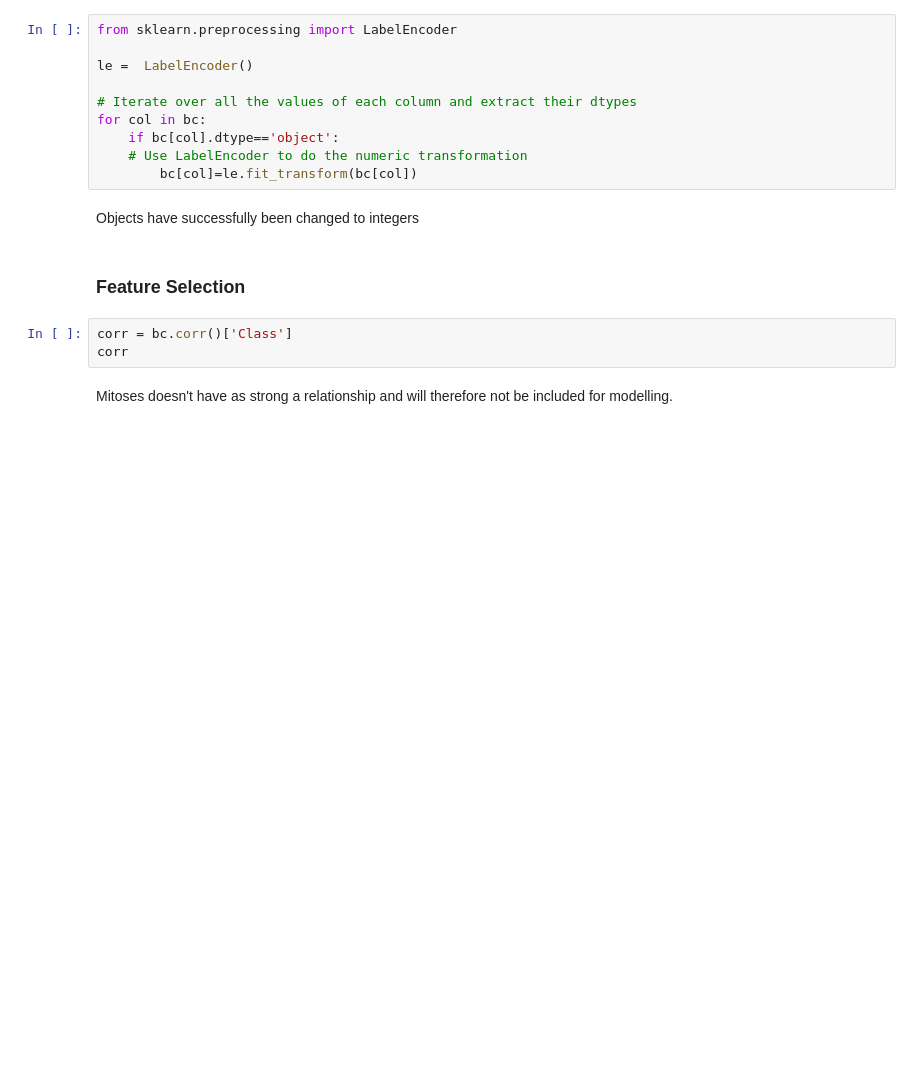
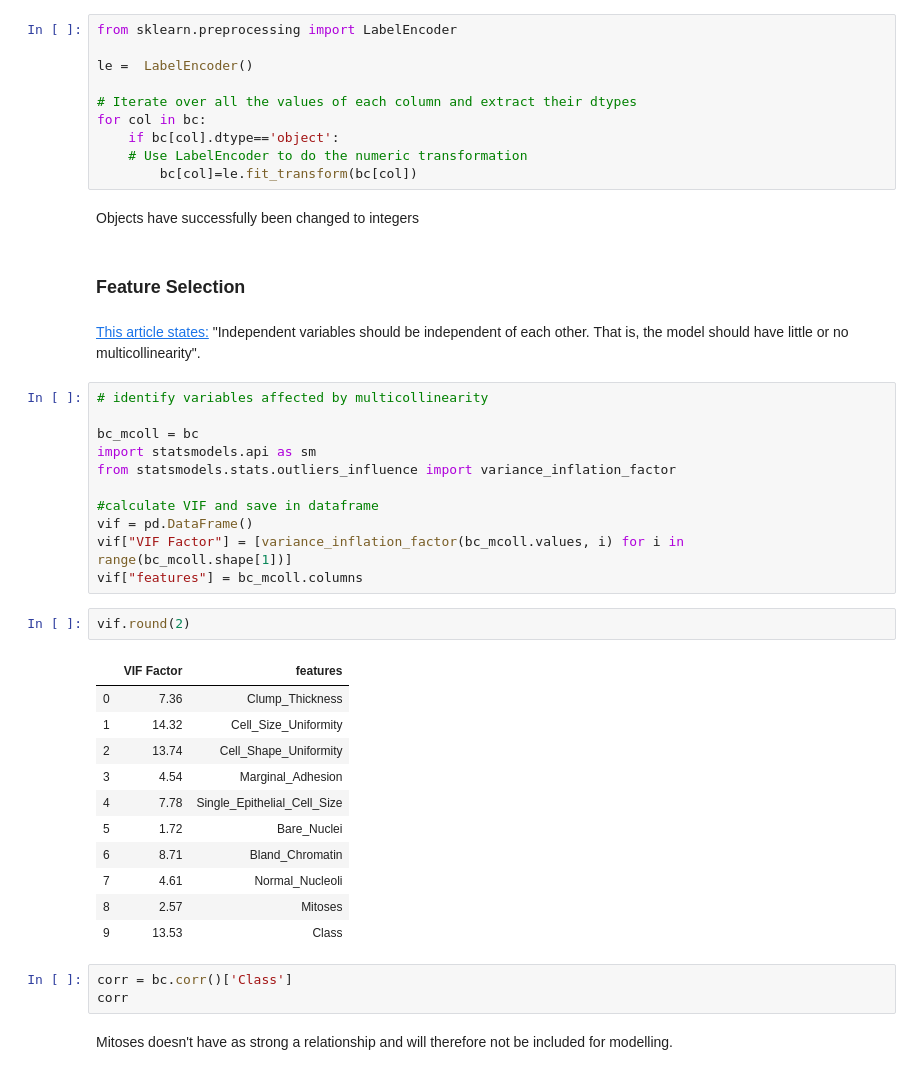
Before and after one commit to MphoKhotleng/Logistic_Regression, a Jupyter notebook: predict_breast_cancer/predict_breast_cancer.ipynb, the cells around one changed output. Saved outputs shown, nothing was run; the diff lists cells and outputs as text; blank space fills up the shorter version.

Commit message:
checking for multicollinearity

```diff
--- a/predict_breast_cancer/predict_breast_cancer.ipynb
+++ b/predict_breast_cancer/predict_breast_cancer.ipynb
@@ -68,6 +127,34 @@ for col in bc:
 Objects have successfully been changed to integers
 # %% [markdown]
 ### Feature Selection
+# %% [markdown]
+[This article states:](https://towardsdatascience.com/building-a-logistic-regression-in-python-step-by-step-becd4d56c9c8#:~:text=Logistic%20Regression%20is%20a%20Machine,%2C%20failure%2C%20etc.)
+"Independent variables should be independent of each other. That is, the model should have little or no multicollinearity".
+# %%
+# identify variables affected by multicollinearity
+
+bc_mcoll = bc
+import statsmodels.api as sm
+from statsmodels.stats.outliers_influence import variance_inflation_factor
+
+#calculate VIF and save in dataframe
+vif = pd.DataFrame()
+vif["VIF Factor"] = [variance_inflation_factor(bc_mcoll.values, i) for i in range(bc_mcoll.shape[1])]
+vif["features"] = bc_mcoll.columns
+# %%
+vif.round(2)
+# %% [output]
+|  | VIF Factor | features |
+| 0 | 7.36 | Clump_Thickness |
+| 1 | 14.32 | Cell_Size_Uniformity |
+| 2 | 13.74 | Cell_Shape_Uniformity |
+| 3 | 4.54 | Marginal_Adhesion |
+| 4 | 7.78 | Single_Epithelial_Cell_Size |
+| 5 | 1.72 | Bare_Nuclei |
+| 6 | 8.71 | Bland_Chromatin |
+| 7 | 4.61 | Normal_Nucleoli |
+| 8 | 2.57 | Mitoses |
+| 9 | 13.53 | Class |
 # %%
 corr = bc.corr()['Class']
 corr
```
Also changed, not shown: parts of 7 cells of this notebook.
